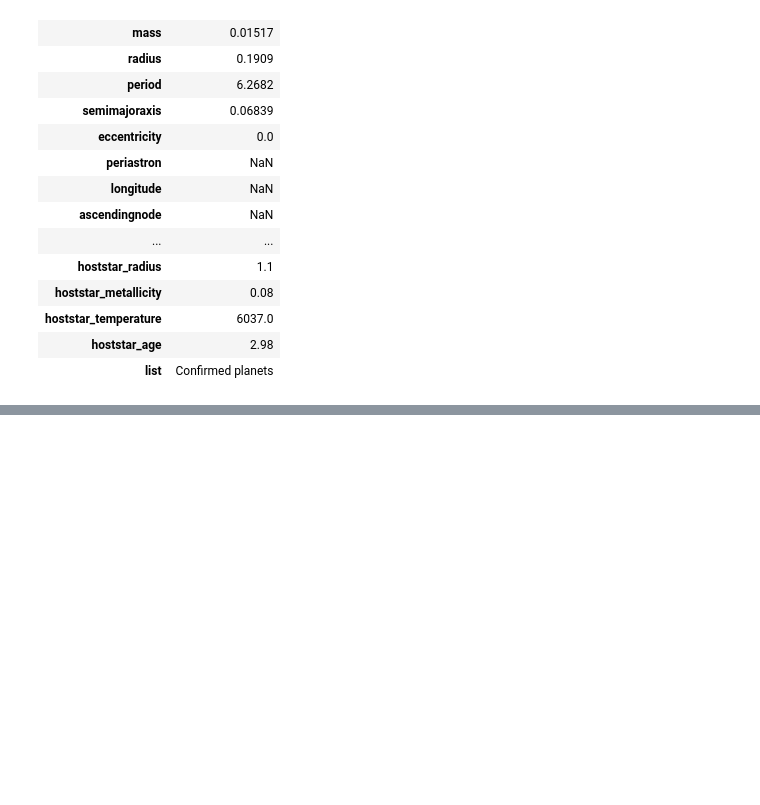
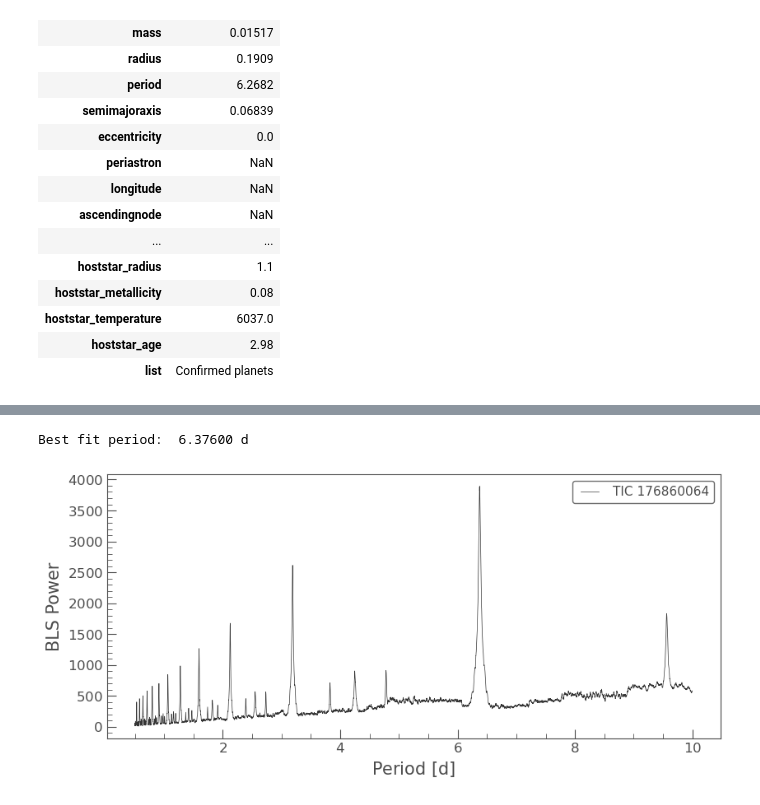
Before and after one commit to DerrickDDInAI/astro, a Jupyter notebook: core/build_db.ipynb, the cells around one changed output, grey strips where cells are left out. Drawn from its saved outputs; the diff is of its cells as text; code cells hidden in the pictures; blank space fills up the shorter version.

```diff
--- a/core/build_db.ipynb
+++ b/core/build_db.ipynb
@@ -79,0 +289,8 @@ oec_df.loc[oec_df.name.isnull()].T
+# %%
+periodogram = flat_lc.to_periodogram(method="bls", period=np.arange(0.5, 10, 0.001))
+periodogram.plot()
+best_fit_period = periodogram.period_at_max_power
+print(f"Best fit period: {best_fit_period: .5f}")
+# %% [output]
+Best fit period:  6.37600 d
+[figure, added]
```
Also changed, not shown: parts of 26 cells of this notebook, 2 other files.
